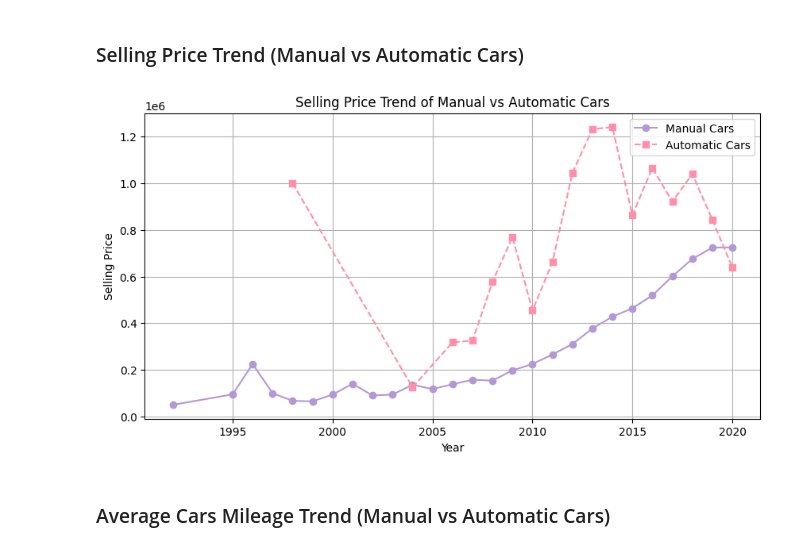
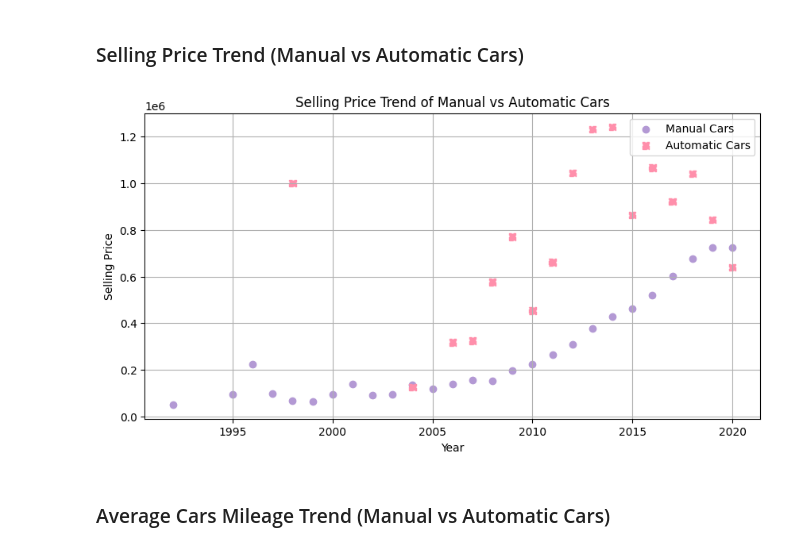
Before and after one commit to WendyInft/MATHEDA-INFANTE, a Jupyter notebook: WK11-Endterm-Exam/Exercise/Endterm-Exam-Infante.ipynb, the cells around one changed output. Drawn from its saved outputs; the diff is of its cells as text; code cells hidden in the pictures.

```diff
--- a/WK11-Endterm-Exam/Exercise/Endterm-Exam-Infante.ipynb
+++ b/WK11-Endterm-Exam/Exercise/Endterm-Exam-Infante.ipynb
@@ -691,16 +691,16 @@ df_a = pd.DataFrame({
 })
 # %%
 plt.figure(figsize=(10, 5))
-plt.plot(df_m["year"], df_m["selling_price"], marker='o', linestyle='-', color='#B399D4', label="Manual Cars")
-plt.plot(df_a["year"], df_a["selling_price"], marker='s', linestyle='--', color='#FF8FAB', label="Automatic Cars")
+plt.scatter(df_m["year"], df_m["selling_price"], marker='o', linestyle='-', color='#B399D4', label="Manual Cars")
+plt.scatter(df_a["year"], df_a["selling_price"], marker='s', linestyle='--', color='#FF8FAB', label="Automatic Cars")
 plt.title("Selling Price Trend of Manual vs Automatic Cars")
 plt.xlabel("Year")
 plt.ylabel("Selling Price")
 plt.legend()
 plt.grid(True)
 plt.show()
 # %% [output]
-[figure, old version]
+[figure, new version]
 # %% [markdown]
 ### Average Cars Mileage Trend (Manual vs Automatic Cars)
 # %%
```
Also changed, not shown: parts of 3 cells of this notebook.
